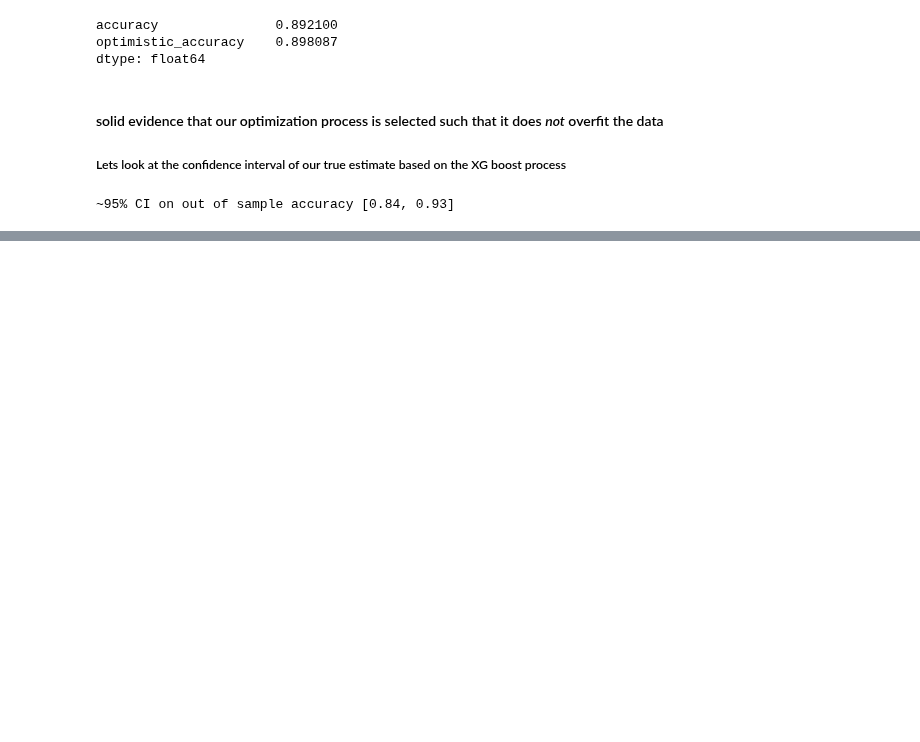
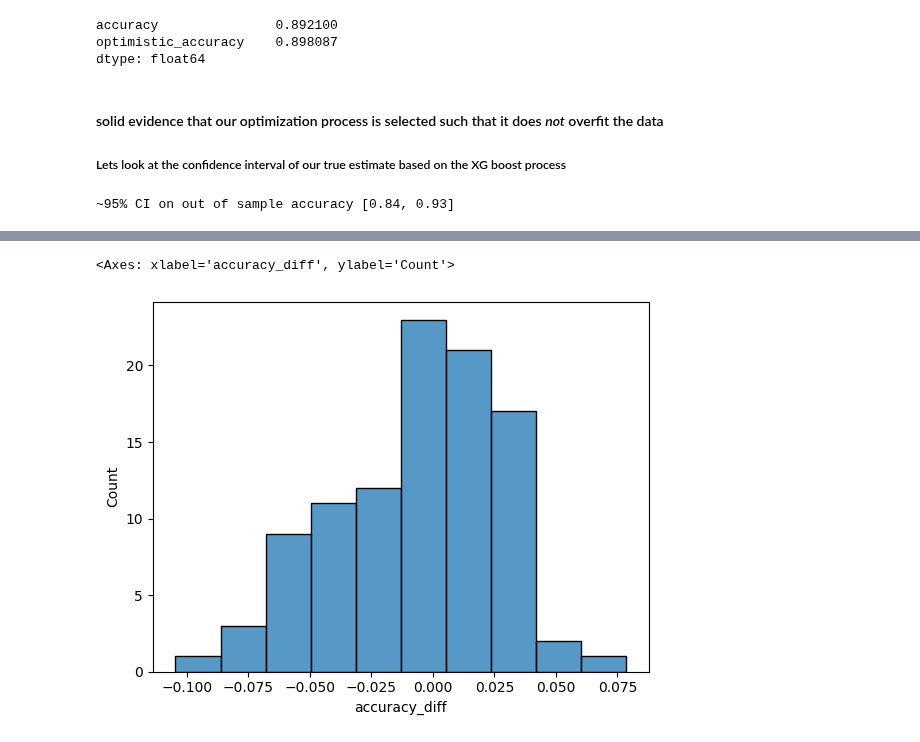
Before and after one commit to vaughankraska/BIKES_SML, a Jupyter notebook: notebooks/xg_boost.ipynb, the cells around one changed output, grey strips where cells are left out. Cells and saved outputs as stored; diff of their text form; code cells hidden in the pictures; blank space fills up the shorter version.

```diff
--- a/notebooks/xg_boost.ipynb
+++ b/notebooks/xg_boost.ipynb
@@ -106,0 +116,6 @@ print(f'~95% CI on out of sample accuracy [{quantile_5}, {quantile_95}]')
+# %%
+bs_results['accuracy_diff'] =bs_results['accuracy']-bs_results['optimistic_accuracy']
+histplot(data=bs_results['accuracy_diff'], palette='viridis')
+# %% [output]
+<Axes: xlabel='accuracy_diff', ylabel='Count'>
+[figure, added]
```
Also changed, not shown: parts of 5 cells of this notebook, 1 other file.
